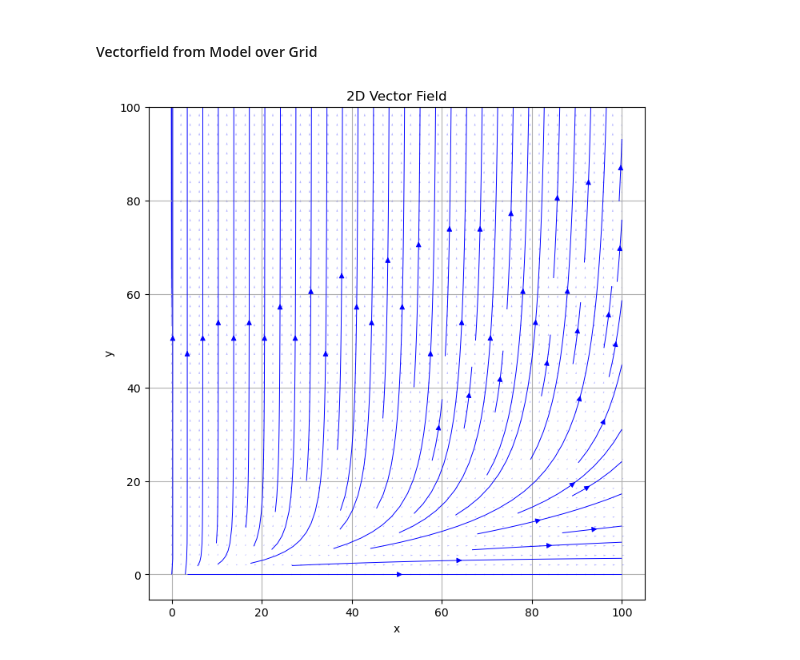
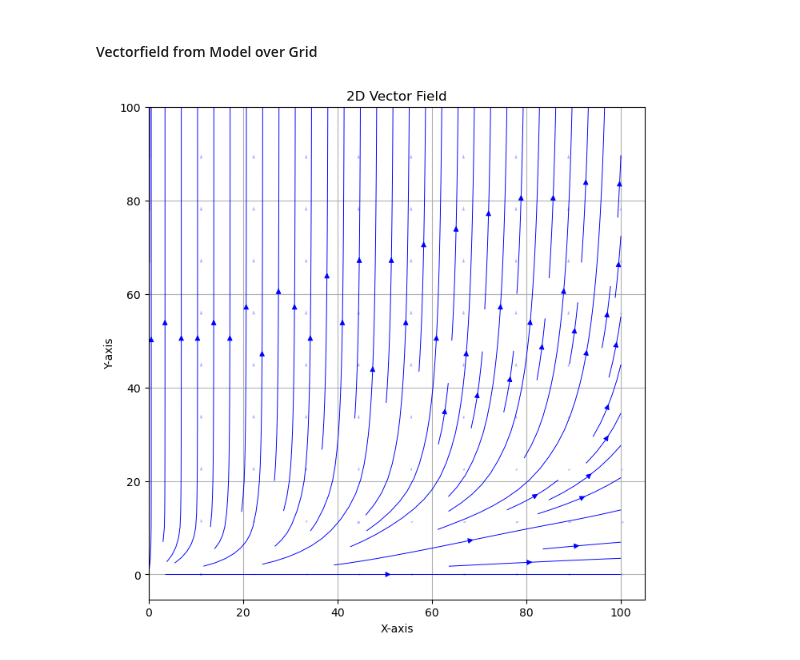
Before and after one commit to Lighfe/mdp-world-model, a Jupyter notebook: data_generation/visualization/plot_tests.ipynb, the cells around one changed output. Saved outputs shown, nothing was run; the diff lists cells and outputs as text; code cells hidden in the pictures.

Commit message:
Change figure code

```diff
--- a/data_generation/visualization/plot_tests.ipynb
+++ b/data_generation/visualization/plot_tests.ipynb
@@ -17,11 +17,11 @@ def create_2D_vectorfield(X1, X2, control, solver):
     """
     Computes the vector field components (U, V) on a meshgrid (X1, X2).
     #TODO fix this also for models with more than 2 dimensions (by projection or something).
-    #TODO make this more efficient by using vectorized operations.
+    #TODO make this more efficient by using vectorized operations, doesn't work yet.
 
     Parameters:
     X1, X2 (2D arrays): Meshgrid coordinates, assumed to be of the same dimension.
-    control: gamma2 - control parameter # TODO vector instead of single value
+    control: control parameter, expected as an array
     solver: Solver class connected to a model
 
     Return:
@@ -37,7 +37,7 @@ def create_2D_vectorfield(X1, X2, control, solver):
 
     #TRY TO VECTORIZE IT... but doesn't work yet for higher resolutions
     X = np.column_stack((X1.ravel(), X2.ravel()))
-    #control_stacked = np.repeat(control, X.shape[0])
+    #control_stacked = np.repeat(control, X.shape[0]) #here also check if control has 1 entry or n_samples many
     #derivatives = solver.solve_equilibrium(X, control_stacked)
     #U = derivatives[:,0].reshape(nrows, ncols)
     #V = derivatives[:,1].reshape(nrows, ncols)
@@ -65,10 +65,11 @@ def plot_2D_vector_field_over_grid(grid, solver, control, trafo_derivative = Non
     #TODO make this work for transformed spaces
 
     bounds = [grid.tf_bounds[dim1], grid.tf_bounds[dim2]]
-    X1 = np.linspace(bounds[0][0], bounds[0][1], resolution)
-    X2 = np.linspace(bounds[1][0], bounds[1][1], resolution)
-    X1, X2 = np.meshgrid(X1, X2)
+    X1lin = np.linspace(bounds[0][0], bounds[0][1], resolution)
+    X2lin = np.linspace(bounds[1][0], bounds[1][1], resolution)
+    X1, X2 = np.meshgrid(X1lin, X2lin)
 
+    fig, ax = plt.subplots(figsize=(8, 8))
 
     if grid.transformed_bool:
 
@@ -87,21 +88,32 @@ def plot_2D_vector_field_over_grid(grid, solver, control, trafo_derivative = Non
         U = np.multiply(np.vectorize(trafo_derivative)(X1_org), U_org)
         V = np.multiply(np.vectorize(trafo_derivative)(X2_org), V_org)
 
+
+
     else:
 
         U, V = create_2D_vectorfield(X1, X2, control=control, solver=solver)
 
-    plt.figure(figsize=(8, 8))
-    plt.quiver(X1, X2, U, V, color='b', alpha=0.3)
-    plt.xlabel('x')
-    plt.ylabel('y')
-    plt.title('2D Vector Field')
-    plt.grid(True)
+
+    ax.quiver(X1, X2, U, V, color='b', alpha=0.3)
+
+    ax.set_xlabel('X-axis')
+    ax.set_ylabel('Y-axis')
+    ax.set_title('2D Vector Field')
+    ax.grid(True)
 
     if streamplot:
-        plt.streamplot(X1, X2, U, V, color='b', linewidth=0.7, density=1)
+        ax.streamplot(X1, X2, U, V, color='b', linewidth=0.7, density=1)
 
-    plt.show()
+
+    if grid.transformed_bool:
+        #TODO implement this
+        labels = [item for item in ax.get_xticklabels()]
+        print(labels)
+        #labels_tf = [grid.inverse_transformation[dim1](float(item)) for item in labels]
+        ax.set_xticklabels(labels)
+
+    fig.show()
 
 
     return
@@ -158,9 +170,9 @@ X2 = np.linspace(bounds[1][0], bounds[1][1], 10)
 X1, X2 = np.meshgrid(X1, X2)
 U, V = create_2D_vectorfield(X1, X2, control=np.array([0.5]), solver=solver)
 # %%
-plot_2D_vector_field_over_grid(easygrid, solver, control=np.array([0.5]), streamplot=True, resolution = 50)
+plot_2D_vector_field_over_grid(easygrid, solver, control=np.array([0.5]), streamplot=True, resolution = 10)
 # %% [output]
-[figure, old version]
+[figure, new version]
 # %%
 #Test Case
 bounds = infgrid.tf_bounds
```
Also changed, not shown: parts of 1 cell of this notebook.
